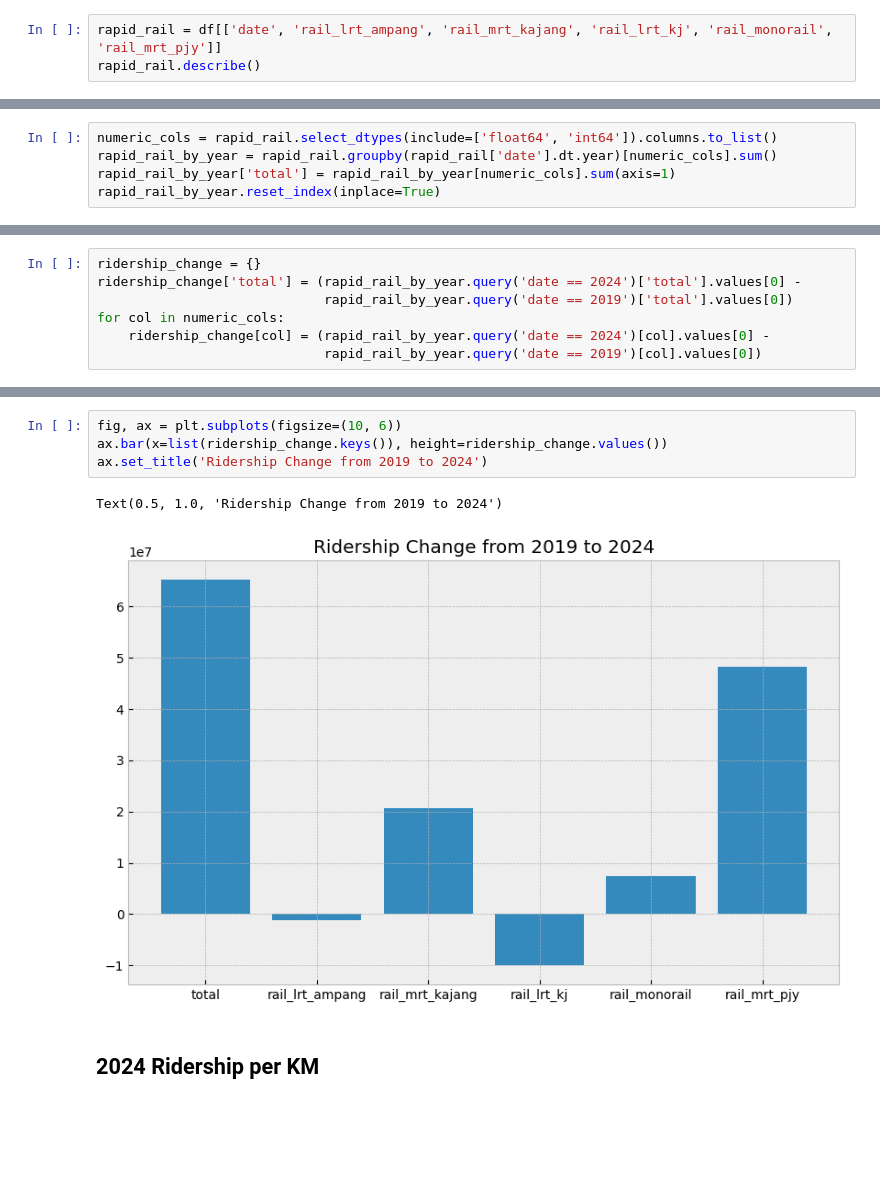
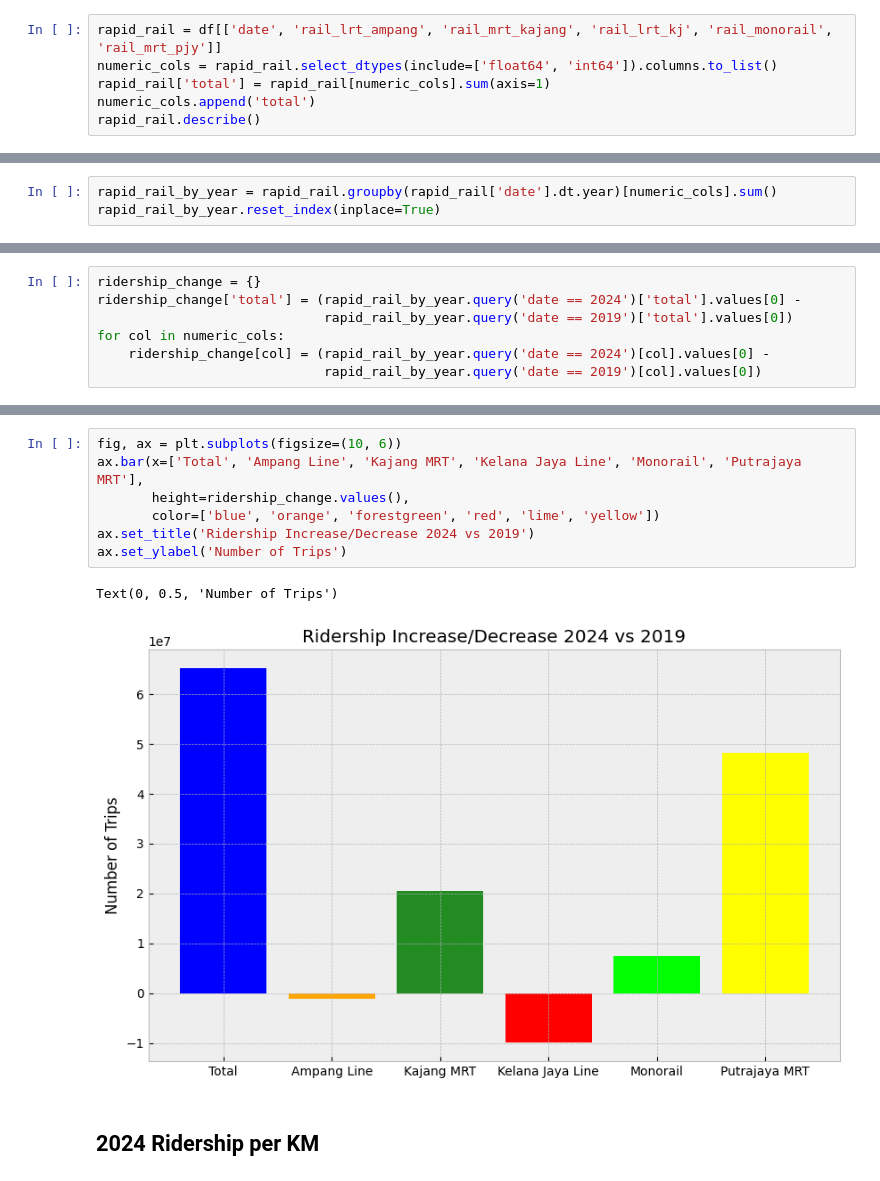
Before and after one commit to ApostropheArif/rapid-rail-ridership-analysis, a Jupyter notebook: Rapid Rail Ridership Analysis.ipynb, the cells around one changed output, grey strips where cells are left out. Saved outputs shown, nothing was run; the diff lists cells and outputs as text; blank space fills up the shorter version.

```diff
--- a/Rapid Rail Ridership Analysis.ipynb
+++ b/Rapid Rail Ridership Analysis.ipynb
@@ -46,5 +55,8 @@ df.describe()
 # Focusing on Rapid Rail (LRT & MRT)
 # %%
 rapid_rail = df[['date', 'rail_lrt_ampang', 'rail_mrt_kajang', 'rail_lrt_kj', 'rail_monorail', 'rail_mrt_pjy']]
+numeric_cols = rapid_rail.select_dtypes(include=['float64', 'int64']).columns.to_list()
+rapid_rail['total'] = rapid_rail[numeric_cols].sum(axis=1)
+numeric_cols.append('total')
 rapid_rail.describe()
 # %% [output]
@@ -60,7 +83,5 @@ rapid_rail.describe()
 # %%
-numeric_cols = rapid_rail.select_dtypes(include=['float64', 'int64']).columns.to_list()
 rapid_rail_by_year = rapid_rail.groupby(rapid_rail['date'].dt.year)[numeric_cols].sum()
-rapid_rail_by_year['total'] = rapid_rail_by_year[numeric_cols].sum(axis=1)
 rapid_rail_by_year.reset_index(inplace=True)
 # %%
 rapid_rail_by_year.head(10).style.format(thousands=',')
@@ -110,10 +139,13 @@ for col in numeric_cols:
 # %%
 fig, ax = plt.subplots(figsize=(10, 6))
-ax.bar(x=list(ridership_change.keys()), height=ridership_change.values())
-ax.set_title('Ridership Change from 2019 to 2024')
+ax.bar(x=['Total', 'Ampang Line', 'Kajang MRT', 'Kelana Jaya Line', 'Monorail', 'Putrajaya MRT'],
+       height=ridership_change.values(),
+       color=['blue', 'orange', 'forestgreen', 'red', 'lime', 'yellow'])
+ax.set_title('Ridership Increase/Decrease 2024 vs 2019')
+ax.set_ylabel('Number of Trips')
 # %% [output]
-Text(0.5, 1.0, 'Ridership Change from 2019 to 2024')
+Text(0, 0.5, 'Number of Trips')
-[figure, old version]
+[figure, new version]
 # %% [markdown]
 ## 2024 Ridership per KM
 # %% [markdown]
```
Also changed, not shown: parts of 28 cells of this notebook.
